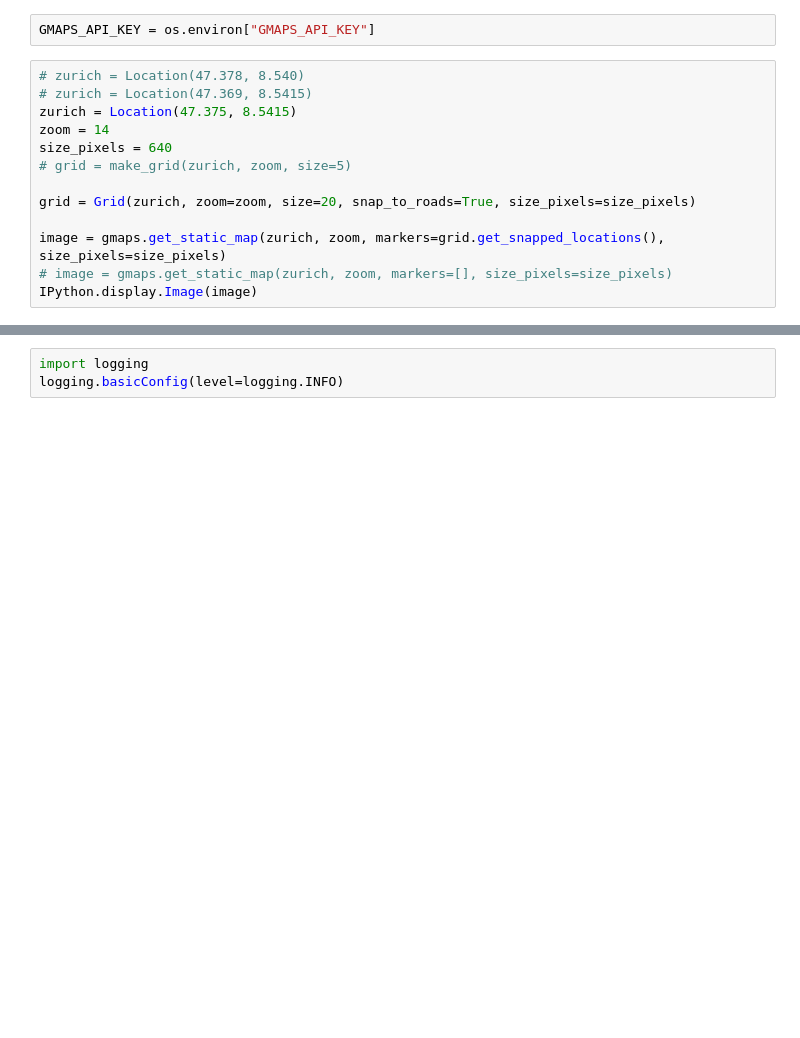
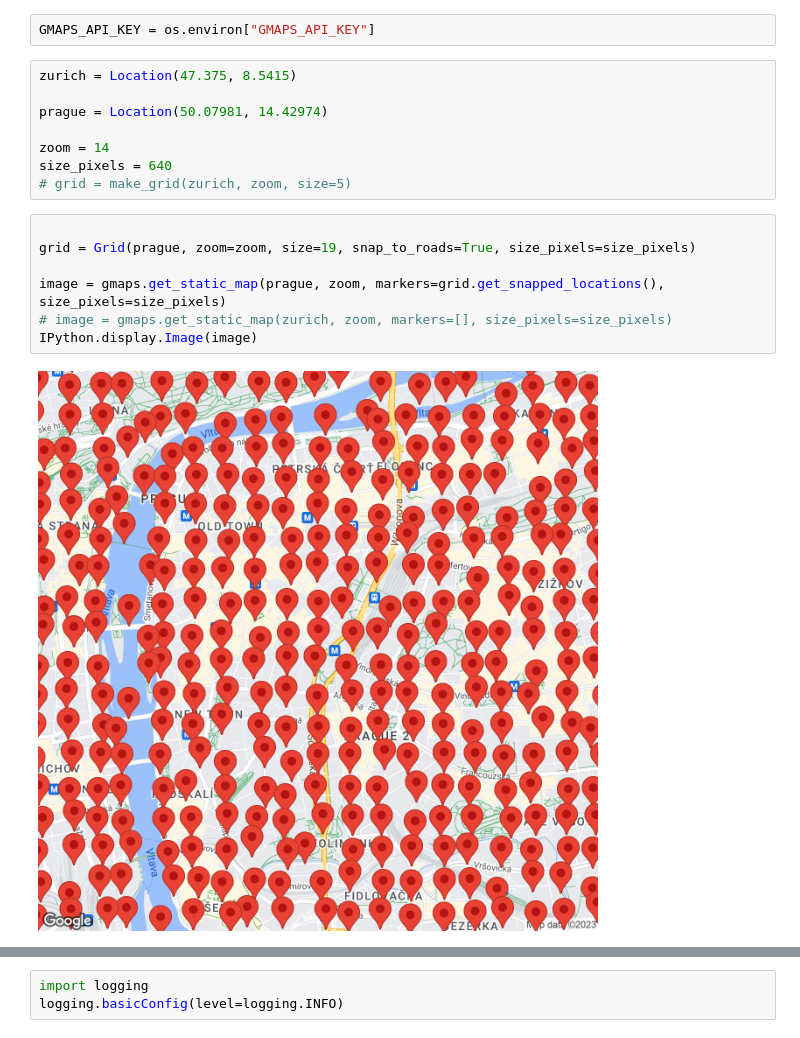
Before and after one commit to vvolhejn/spacetime-maps, a Jupyter notebook: backend/playground.ipynb, the cells around one changed output, grey strips where cells are left out. Saved outputs shown, nothing was run; the diff lists cells and outputs as text; blank space fills up the shorter version.

Commit message:
Add Prague

```diff
--- a/backend/playground.ipynb
+++ b/backend/playground.ipynb
@@ -19,16 +21,20 @@ dotenv.load_dotenv()
 # %%
 GMAPS_API_KEY = os.environ["GMAPS_API_KEY"]
+# %%
+zurich = Location(47.375, 8.5415)
+
+prague = Location(50.07981, 14.42974)
+
+zoom = 14
+size_pixels = 640
+# grid = make_grid(zurich, zoom, size=5)
 # %%
-# zurich = Location(47.378, 8.540)
-# zurich = Location(47.369, 8.5415)
-zurich = Location(47.375, 8.5415)
-zoom = 14
-size_pixels = 640
-# grid = make_grid(zurich, zoom, size=5)
 
-grid = Grid(zurich, zoom=zoom, size=20, snap_to_roads=True, size_pixels=size_pixels)
+grid = Grid(prague, zoom=zoom, size=19, snap_to_roads=True, size_pixels=size_pixels)
 
-image = gmaps.get_static_map(zurich, zoom, markers=grid.get_snapped_locations(), size_pixels=size_pixels)
+image = gmaps.get_static_map(prague, zoom, markers=grid.get_snapped_locations(), size_pixels=size_pixels)
 # image = gmaps.get_static_map(zurich, zoom, markers=[], size_pixels=size_pixels)
 IPython.display.Image(image)
+# %% [output]
+[figure, added]
 # %%
```
Also changed, not shown: parts of 15 cells of this notebook, 5 other files.
